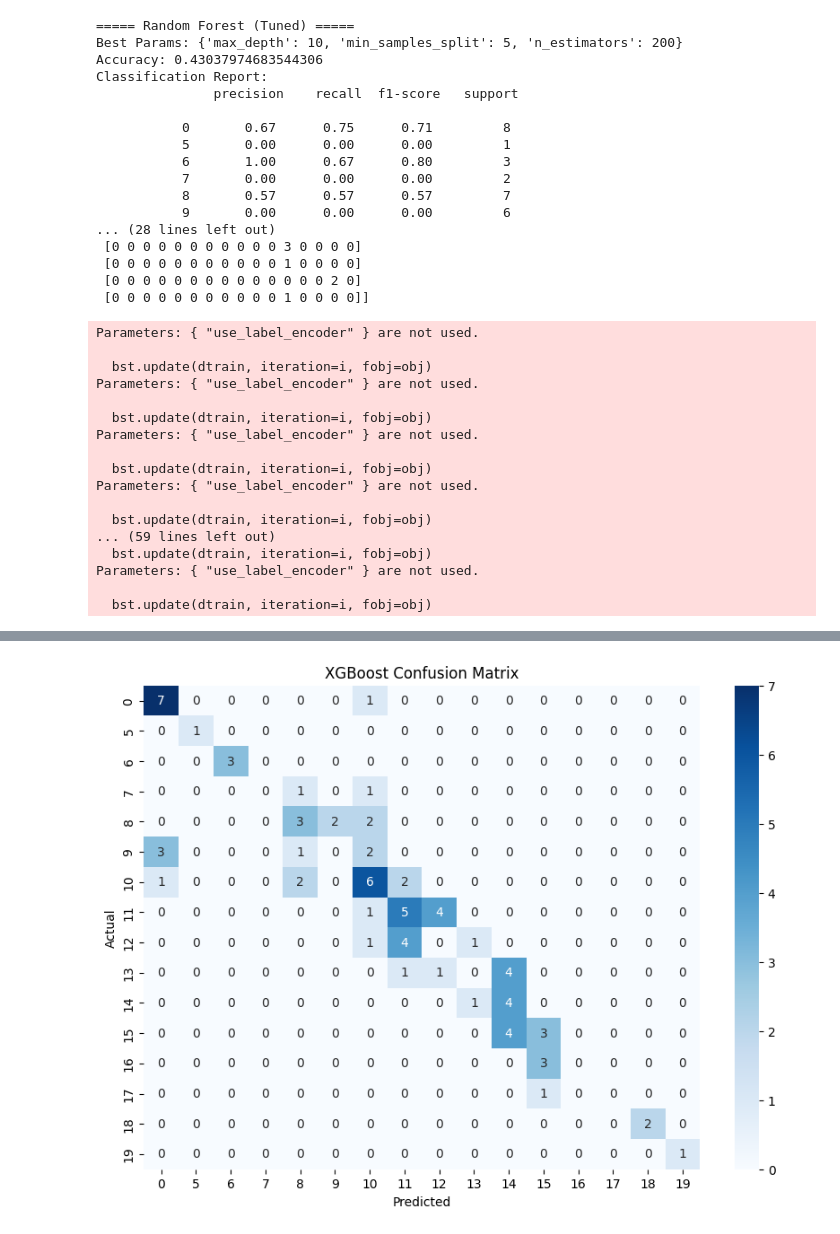
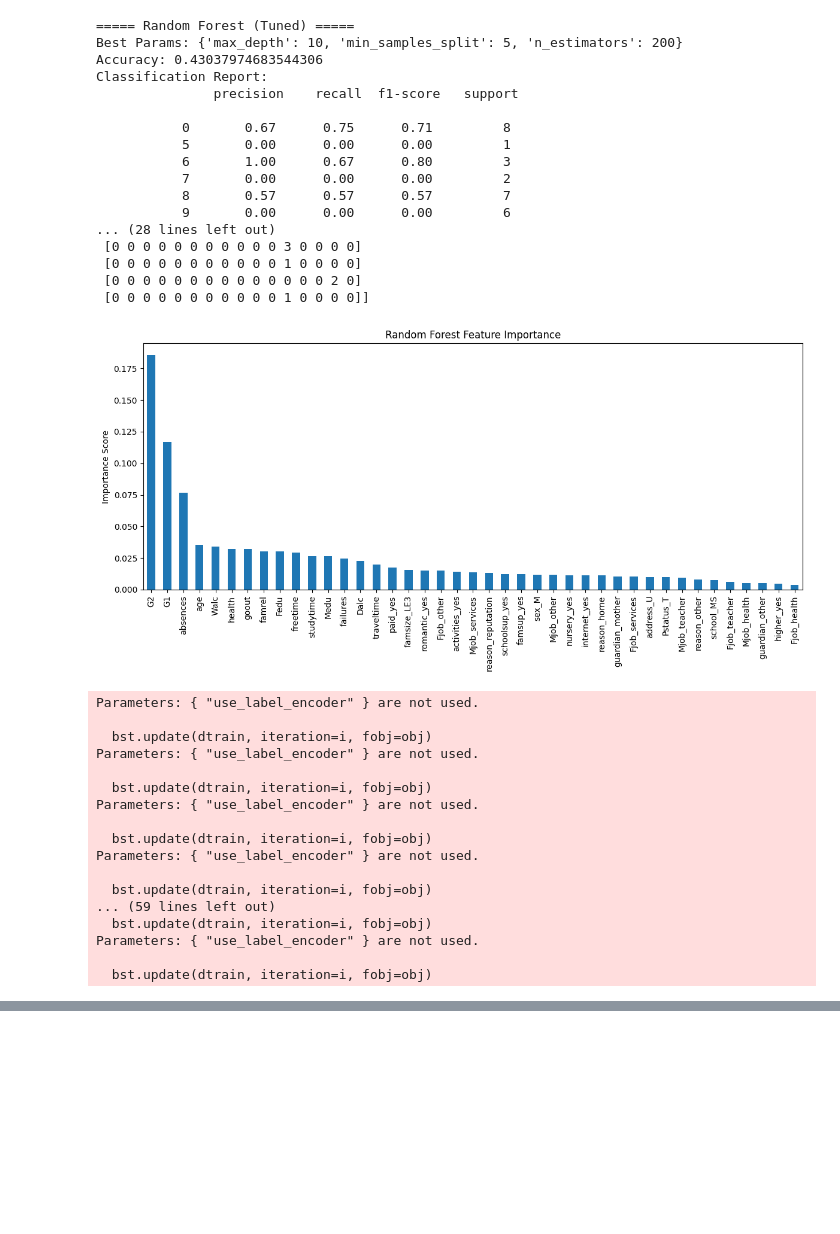
Before and after one commit to NathanOpira/Students-Performance-Predictor., a Jupyter notebook: Notebooks/modeling.ipynb, the cells around one changed output, grey strips where cells are left out. Saved outputs shown, nothing was run; the diff lists cells and outputs as text; code cells hidden in the pictures; blank space fills up the shorter version.

Commit message:
interpreting feature importance.

```diff
--- a/Notebooks/modeling.ipynb
+++ b/Notebooks/modeling.ipynb
@@ -9,6 +9,7 @@ from sklearn.linear_model import LogisticRegression  # Logistic Regression class
 from sklearn.metrics import classification_report, confusion_matrix, accuracy_score  # Evaluation metrics
 from sklearn.preprocessing import LabelEncoder  # For encoding target labels
 import xgboost as xgb  # XGBoost classifier
+import numpy as np
 
 # Loading encoded dataset
 df_encoded = pd.read_csv(r'c:\Users\HP\OneDrive\Desktop\Projects\Students-Performance-Predictor\Data\processed\student-mat-encoded.csv')
@@ -52,6 +53,13 @@ print("Best Params:", rf_grid.best_params_)
 print("Accuracy:", accuracy_score(y_test_rf, y_pred_rf))
 print("Classification Report:\n", classification_report(y_test_rf, y_pred_rf))
 print("Confusion Matrix:\n", confusion_matrix(y_test_rf, y_pred_rf))
+
+# Feature importance for Random Forest
+rf_importances = pd.Series(best_rf.feature_importances_, index=X.columns)
+rf_importances.sort_values(ascending=False).plot(kind='bar', figsize=(12, 6), title='Random Forest Feature Importance')
+plt.ylabel('Importance Score')
+plt.tight_layout()
+plt.show()
 
 ###XGBOOST
 # Splitting data into train and test sets for XGBoost
@@ -98,6 +106,13 @@ plt.xlabel("Predicted")
 plt.ylabel("Actual")
 plt.show()
 
+# Feature importance for XGBoost
+xgb_importances = pd.Series(best_xgb.feature_importances_, index=X.columns)
+xgb_importances.sort_values(ascending=False).plot(kind='bar', figsize=(12, 6), title='XGBoost Feature Importance')
+plt.ylabel('Importance Score')
+plt.tight_layout()
+plt.show()
+
 ###LOGISTIC REGRESSION
 # Splitting data into train and test sets for Logistic Regression
 X_train_lr, X_test_lr, y_train_lr, y_test_lr = train_test_split(X, y_encoded, test_size=0.2, stratify=y_encoded, random_state=42)
@@ -133,6 +148,13 @@ plt.xlabel("Predicted")
 plt.ylabel("Actual")
 plt.show()
 
+# Feature importance for Logistic Regression using absolute coefficients
+lr_importances = pd.Series(np.abs(best_lr.coef_).mean(axis=0), index=X.columns)
+lr_importances.sort_values(ascending=False).plot(kind='bar', figsize=(12, 6), title='Logistic Regression Feature Importance')
+plt.ylabel('Mean Absolute Coefficient')
+plt.tight_layout()
+plt.show()
+
 ###VISUAL COMPARISON OF MODELS
 
 # Accuracy scores.
@@ -155,33 +177,34 @@ plt.ylabel('Accuracy')
 plt.title('Model Accuracy Comparison')
 plt.ylim(0, 1)
 plt.show()
 
 # Plotting F1-score comparison.
 plt.figure(figsize=(8, 5))
 f1_scores = [f1_rf, f1_xgb, f1_lr]
 sns.barplot(x=models, y=f1_scores, palette='magma')
 plt.ylabel('F1 Score (Weighted Avg)')
 plt.title('Model F1 Score Comparison')
 plt.ylim(0, 1)
 plt.show()
 # %% [output]
 ===== Random Forest (Tuned) =====
 Best Params: {'max_depth': 10, 'min_samples_split': 5, 'n_estimators': 200}
 Accuracy: 0.43037974683544306
 Classification Report:
                precision    recall  f1-score   support
 
            0       0.67      0.75      0.71         8
            5       0.00      0.00      0.00         1
            6       1.00      0.67      0.80         3
            7       0.00      0.00      0.00         2
            8       0.57      0.57      0.57         7
            9       0.00      0.00      0.00         6
 ... (28 lines left out)
  [0 0 0 0 0 0 0 0 0 0 0 3 0 0 0 0]
  [0 0 0 0 0 0 0 0 0 0 0 1 0 0 0 0]
  [0 0 0 0 0 0 0 0 0 0 0 0 0 0 2 0]
  [0 0 0 0 0 0 0 0 0 0 0 1 0 0 0 0]]
+[figure, new version]
 Parameters: { "use_label_encoder" } are not used.
 
   bst.update(dtrain, iteration=i, fobj=obj)
@@ -216,4 +239,3 @@ Classification Report:
     accuracy                           0.44        79
    macro avg       0.42      0.47      0.44        79
 weighted avg       0.36      0.44      0.39        79
-[figure, old version]
```
Also changed, not shown: parts of 1 cell of this notebook.
